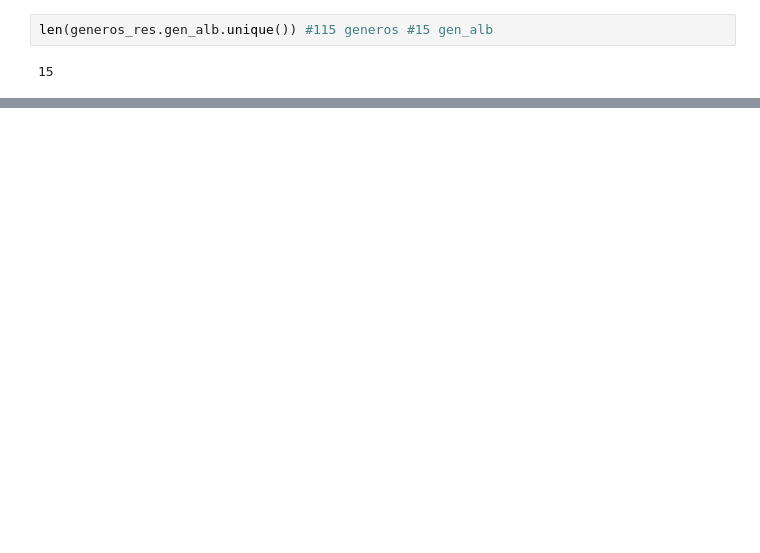
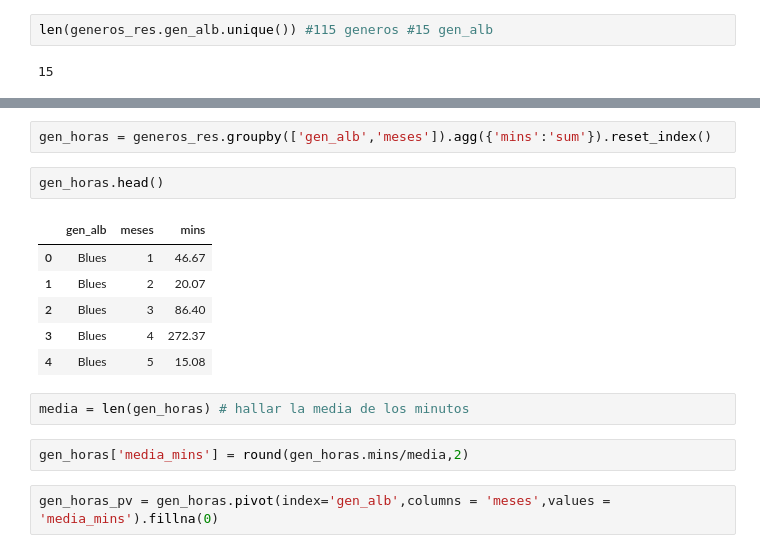
Before and after one commit to emarfer/musicable, a Jupyter notebook: notebooks_visual/05_rep_genero.ipynb, the cells around one changed output, grey strips where cells are left out. Saved outputs shown, nothing was run; the diff lists cells and outputs as text; blank space fills up the shorter version.

```diff
--- a/notebooks_visual/05_rep_genero.ipynb
+++ b/notebooks_visual/05_rep_genero.ipynb
@@ -67,0 +76,17 @@ len(generos_res.gen_alb.unique()) #115 generos #15 gen_alb
+# %%
+gen_horas = generos_res.groupby(['gen_alb','meses']).agg({'mins':'sum'}).reset_index()
+# %%
+gen_horas.head()
+# %% [output]
+|  | gen_alb | meses | mins |
+| 0 | Blues | 1 | 46.67 |
+| 1 | Blues | 2 | 20.07 |
+| 2 | Blues | 3 | 86.40 |
+| 3 | Blues | 4 | 272.37 |
+| 4 | Blues | 5 | 15.08 |
+# %%
+media = len(gen_horas) # hallar la media de los minutos
+# %%
+gen_horas['media_mins'] = round(gen_horas.mins/media,2)
+# %%
+gen_horas_pv = gen_horas.pivot(index='gen_alb',columns = 'meses',values = 'media_mins').fillna(0)
```
Also changed, not shown: parts of 14 cells of this notebook, 1 other file.
